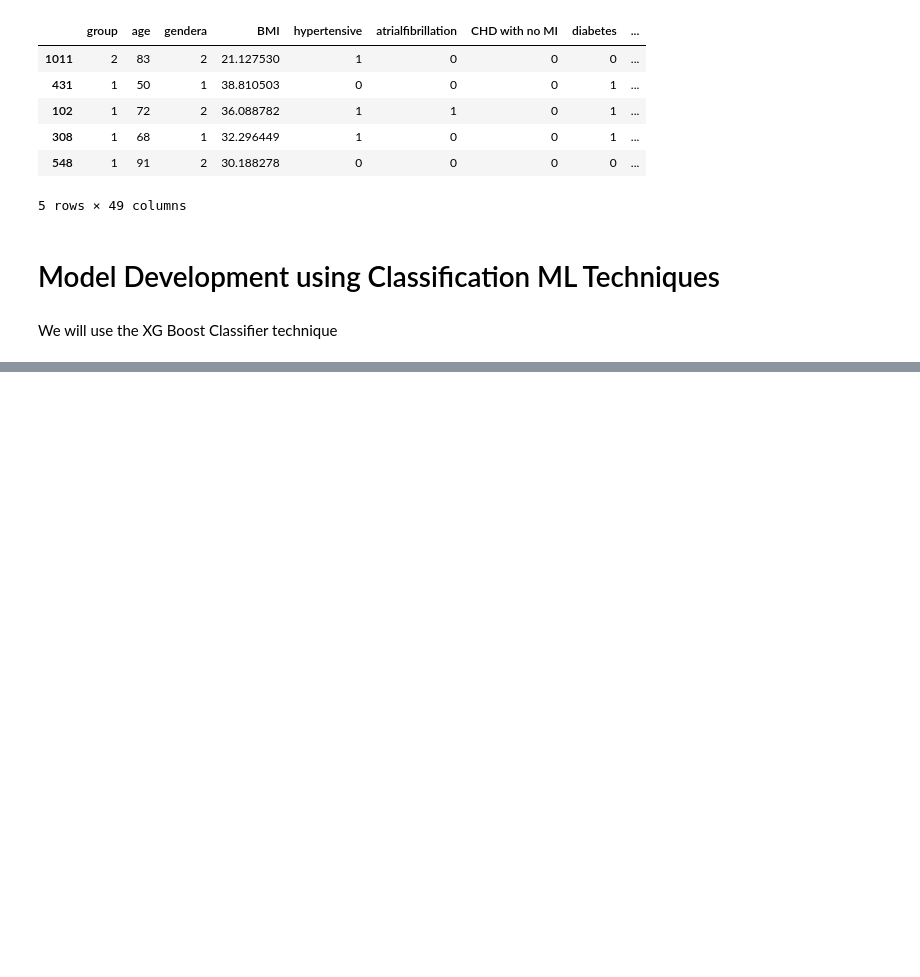
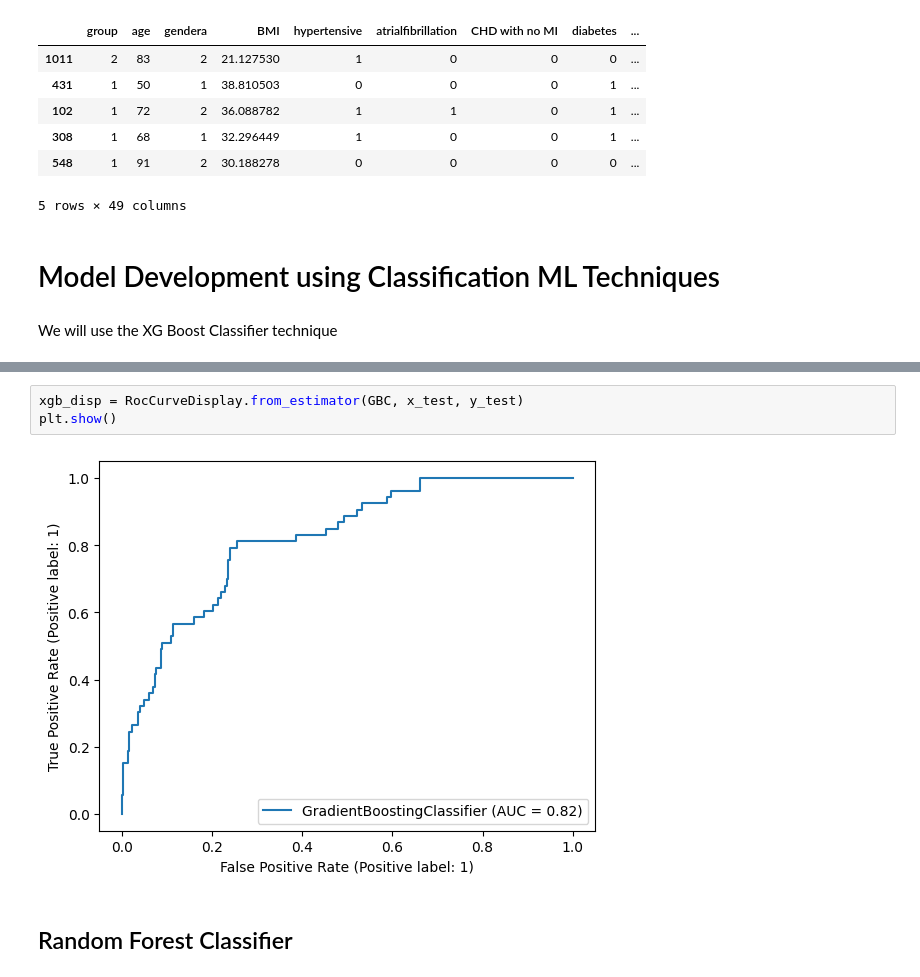
Before and after one commit to Tanishq5003/Hospital-Mortality-Prediction-ML-Project-, a Jupyter notebook: Hospital_Mortality_Prediction.ipynb, the cells around one changed output, grey strips where cells are left out. Saved outputs shown, nothing was run; the diff lists cells and outputs as text; blank space fills up the shorter version.

```diff
--- a/Hospital_Mortality_Prediction.ipynb
+++ b/Hospital_Mortality_Prediction.ipynb
@@ -342,0 +571,7 @@ Requirement already satisfied: sklearn in /usr/local/lib/python3.9/dist-packages
+# %%
+xgb_disp = RocCurveDisplay.from_estimator(GBC, x_test, y_test)
+plt.show()
+# %% [output]
+[figure, added]
+# %% [markdown]
+## Random Forest Classifier
```
Also changed, not shown: parts of 43 cells of this notebook.
